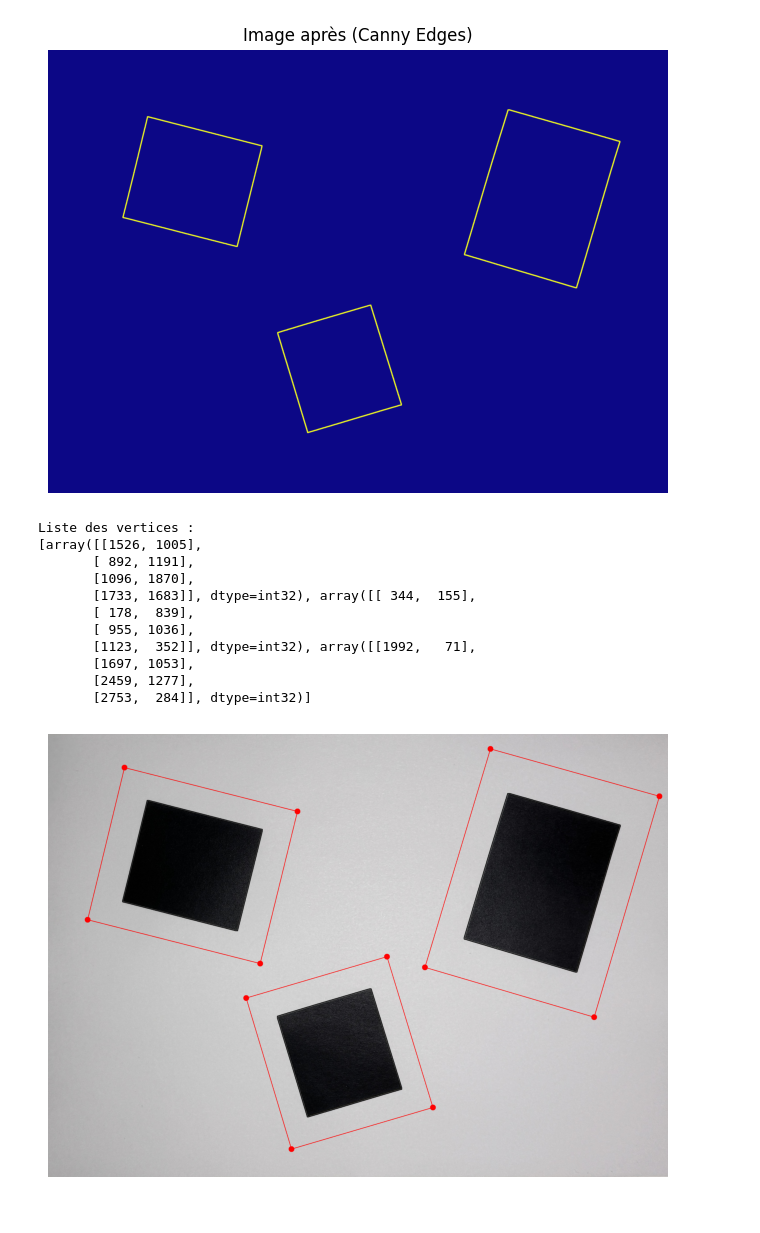
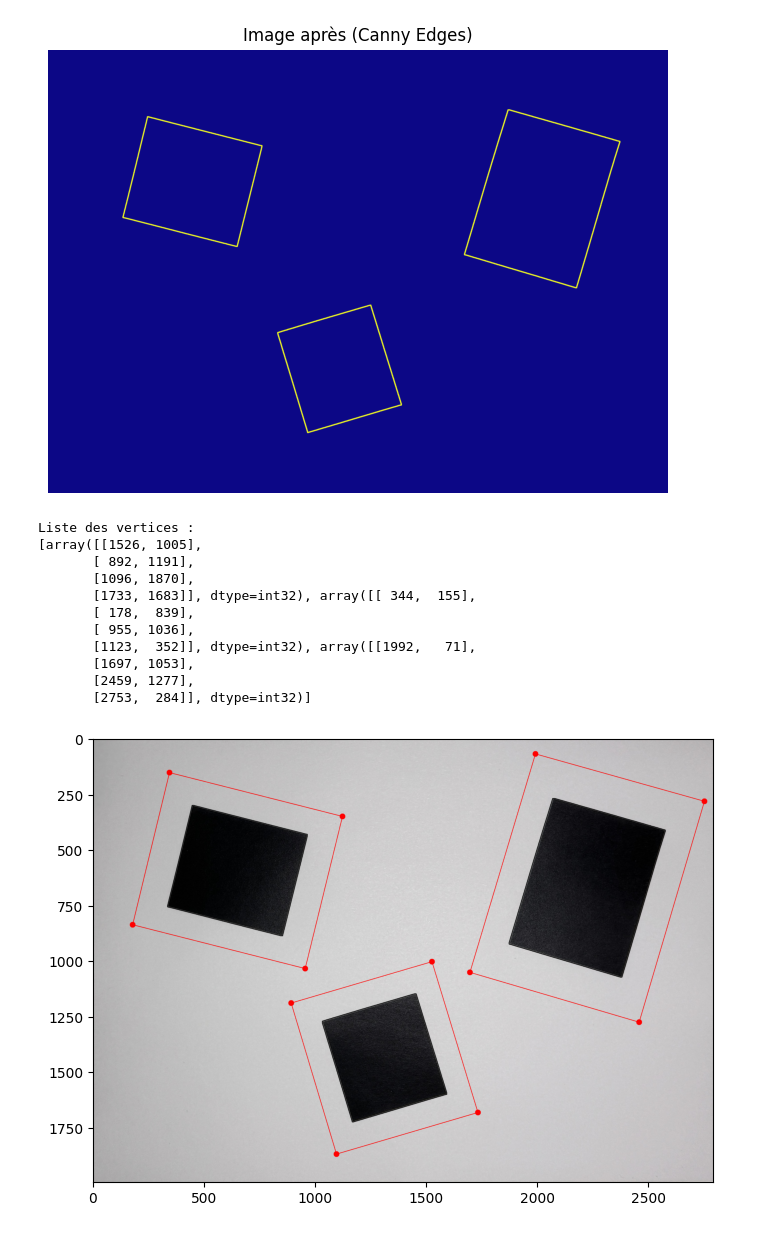
Before and after one commit to kahiar/project-BOMR-T37, a Jupyter notebook: calibration.ipynb, the cells around one changed output. Cells and saved outputs as stored; diff of their text form; code cells hidden in the pictures.

```diff
--- a/calibration.ipynb
+++ b/calibration.ipynb
@@ -148,32 +150,32 @@ for cnt in contours:
     scaled = scale_contour(approx, scale=1.5)
     scaled_contours.append(scaled)
 
     vertices = scaled.reshape(-1, 2)   # (4,2)
     all_vertices.append(vertices)
     for (x, y) in vertices:
         cv2.circle(output, (x, y), 13, (0, 0, 255), -1)
 
 
 cv2.drawContours(output, contours, -1, (0, 0, 0), 2)
 cv2.drawContours(output, scaled_contours, -1, (0, 0, 255), 2)
 
 print("Liste des vertices :")
 print(all_vertices)
 
 plt.figure(figsize=(8,6))
 plt.imshow(cv2.cvtColor(output, cv2.COLOR_BGR2RGB))
-plt.axis('off')
+plt.axis('on')
 plt.show()
 # %% [output]
 Liste des vertices :
 [array([[1526, 1005],
        [ 892, 1191],
        [1096, 1870],
        [1733, 1683]], dtype=int32), array([[ 344,  155],
        [ 178,  839],
        [ 955, 1036],
        [1123,  352]], dtype=int32), array([[1992,   71],
        [1697, 1053],
        [2459, 1277],
        [2753,  284]], dtype=int32)]
-[figure, old version]
+[figure, new version]
```
Also changed, not shown: parts of 3 cells of this notebook.
